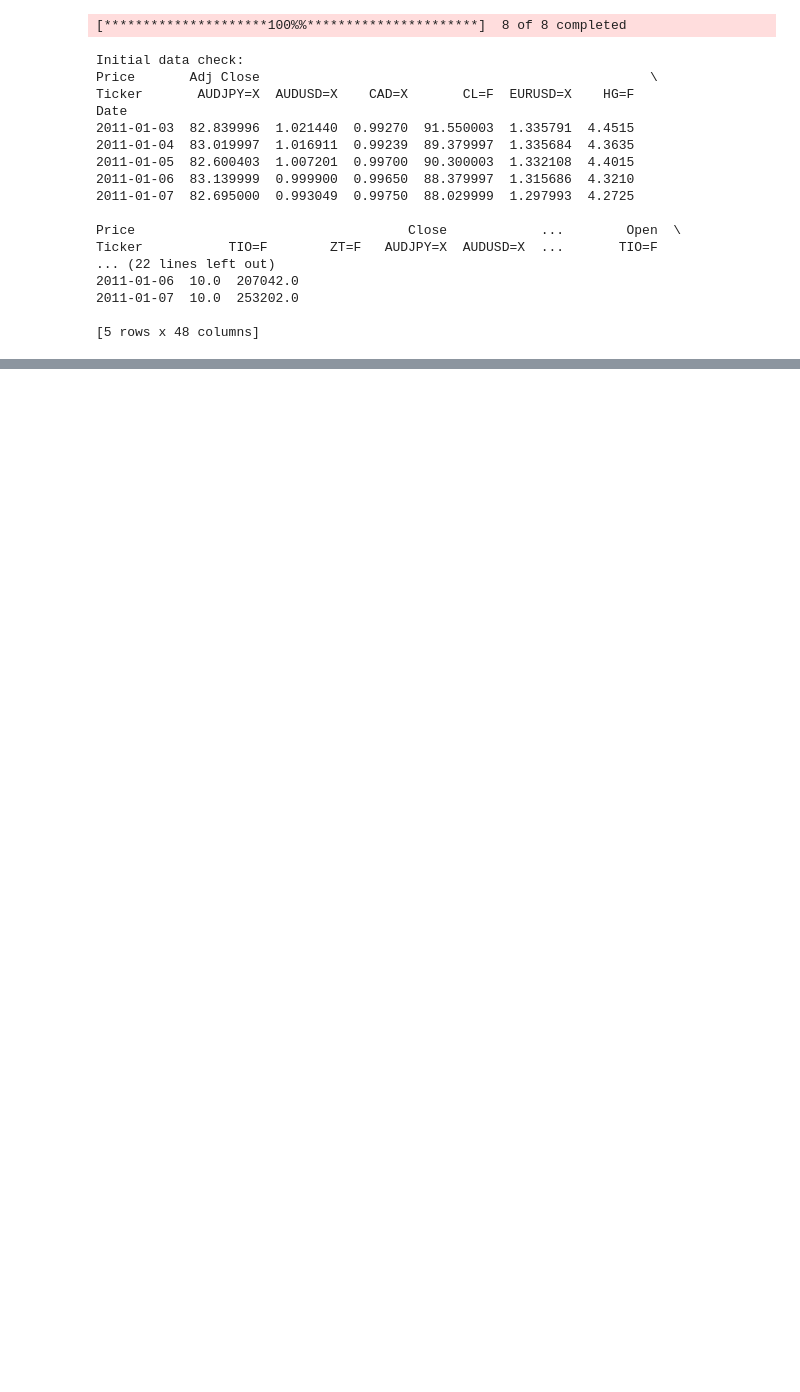
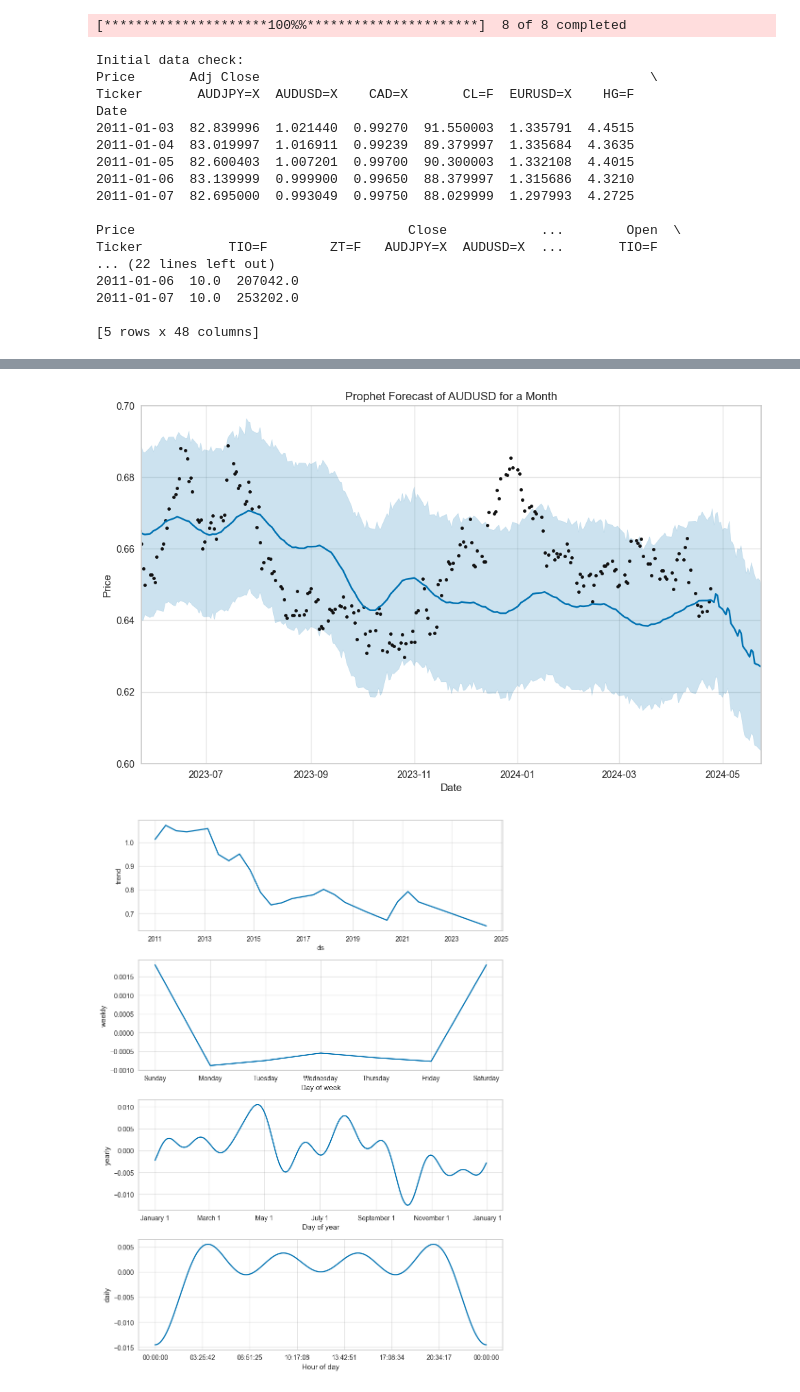
Before and after one commit to RTFLEWER/FiPy, a Jupyter notebook: ironoreaudcorr.ipynb, the cells around one changed output, grey strips where cells are left out. Drawn from its saved outputs; the diff is of its cells as text; code cells hidden in the pictures; blank space fills up the shorter version.

```diff
--- a/ironoreaudcorr.ipynb
+++ b/ironoreaudcorr.ipynb
@@ -340,0 +313,19 @@ plot_model(best_model_audjpy, plot = 'residuals')
+# %%
+# Making future dataframe for predictions
+# Predicting for a month (30 days)
+future_month = model.make_future_dataframe(periods=30)
+forecast_month = model.predict(future_month)
+
+# Plotting the forecast for a month
+fig1_month = model.plot(forecast_month)
+plt.title('Prophet Forecast of AUDUSD for a Month')
+plt.ylabel('Price')
+plt.xlabel('Date')
+plt.xlim(forecast_month['ds'].max() - pd.DateOffset(months=12), forecast_month['ds'].max())
+plt.ylim(0.6,0.7)
+
+# Plotting components
+fig2 = model.plot_components(forecast_month)
+# %% [output]
+[figure, added]
+[figure, added]
```
Also changed, not shown: parts of 21 cells of this notebook.
